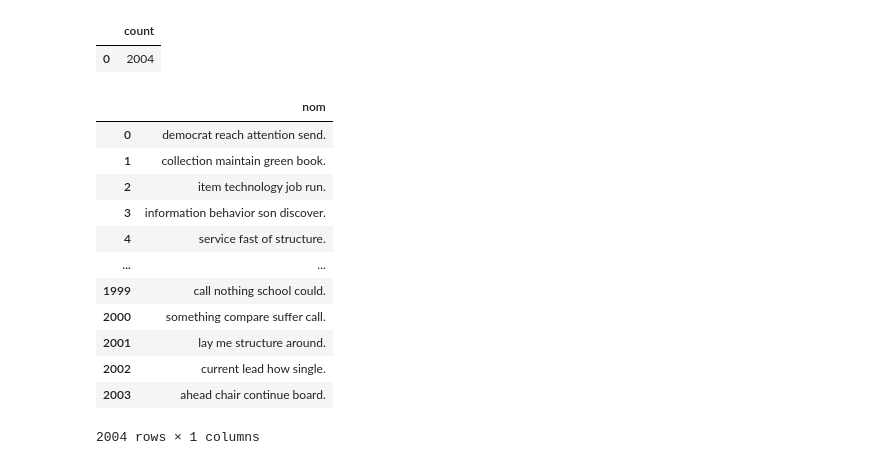
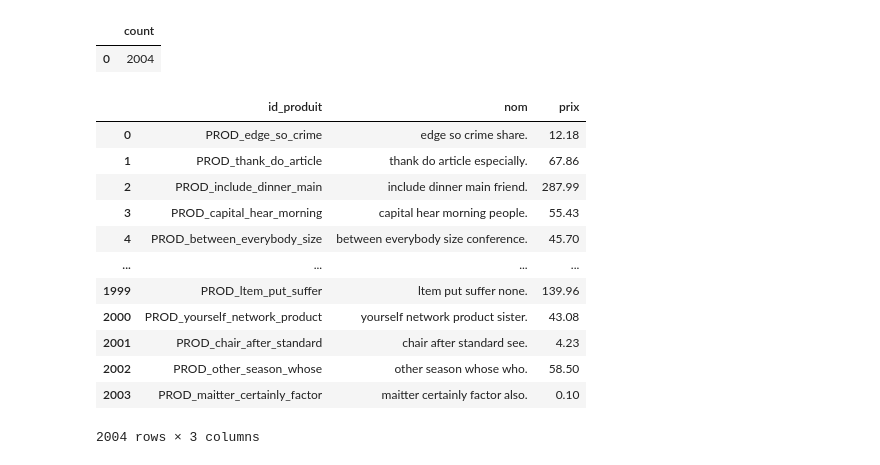
Before and after one commit to MelodyDuplaix/Projet_OCR, a Jupyter notebook: notebooks/analyse.ipynb, the cells around one changed output. Drawn from its saved outputs; the diff is of its cells as text; code cells hidden in the pictures.

```diff
--- a/notebooks/analyse.ipynb
+++ b/notebooks/analyse.ipynb
@@ -26,18 +34,18 @@ execute_query("SELECT COUNT(*) FROM melody.produit")
 |  | count |
 | 0 | 2004 |
 # %%
-execute_query("SELECT DISTINCT nom FROM melody.produit")
+execute_query("SELECT * FROM melody.produit")
 # %% [output]
-|  | nom |
-| 0 | democrat reach attention send. |
-| 1 | collection maintain green book. |
-| 2 | item technology job run. |
-| 3 | information behavior son discover. |
-| 4 | service fast of structure. |
-| ... | ... |
-| 1999 | call nothing school could. |
-| 2000 | something compare suffer call. |
-| 2001 | lay me structure around. |
-| 2002 | current lead how single. |
-| 2003 | ahead chair continue board. |
+|  | id_produit | nom | prix |
+| 0 | PROD_edge_so_crime | edge so crime share. | 12.18 |
+| 1 | PROD_thank_do_article | thank do article especially. | 67.86 |
+| 2 | PROD_include_dinner_main | include dinner main friend. | 287.99 |
+| 3 | PROD_capital_hear_morning | capital hear morning people. | 55.43 |
+| 4 | PROD_between_everybody_size | between everybody size conference. | 45.70 |
+| ... | ... | ... | ... |
+| 1999 | PROD_ltem_put_suffer | ltem put suffer none. | 139.96 |
+| 2000 | PROD_yourself_network_product | yourself network product sister. | 43.08 |
+| 2001 | PROD_chair_after_standard | chair after standard see. | 4.23 |
+| 2002 | PROD_other_season_whose | other season whose who. | 58.50 |
+| 2003 | PROD_maitter_certainly_factor | maitter certainly factor also. | 0.10 |
-2004 rows × 1 columns
+2004 rows × 3 columns
```
Also changed, not shown: parts of 15 cells of this notebook, 1 other file.
